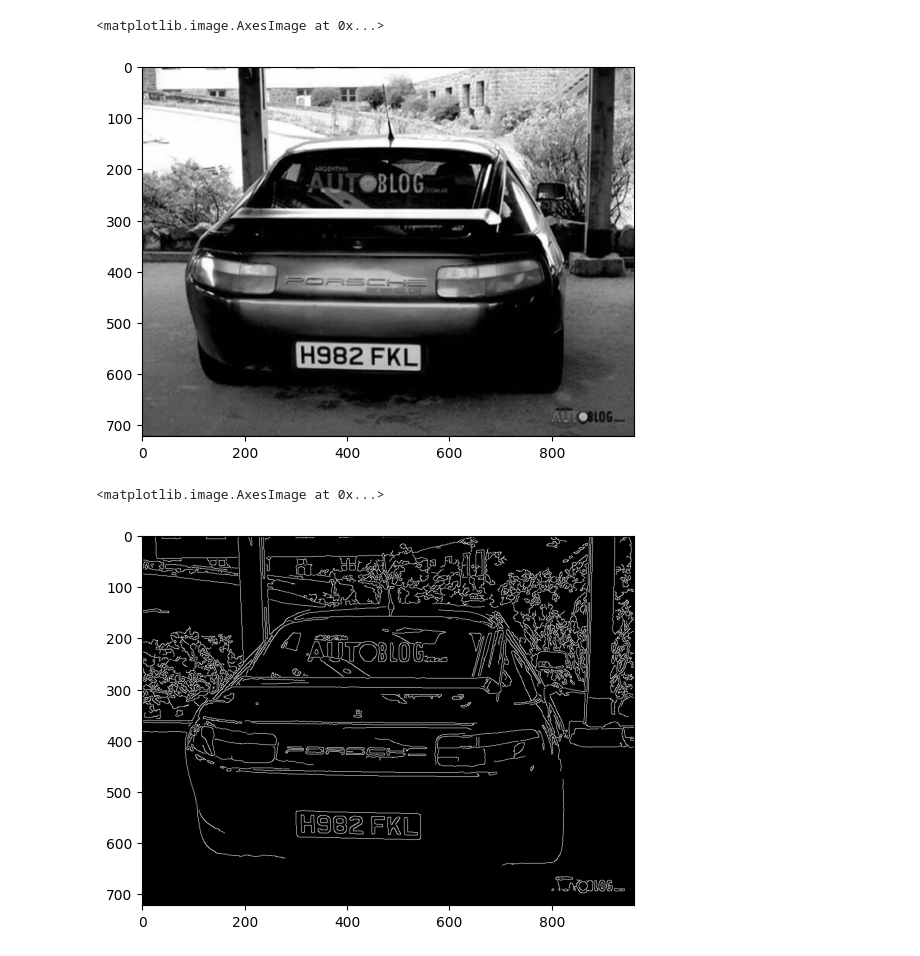
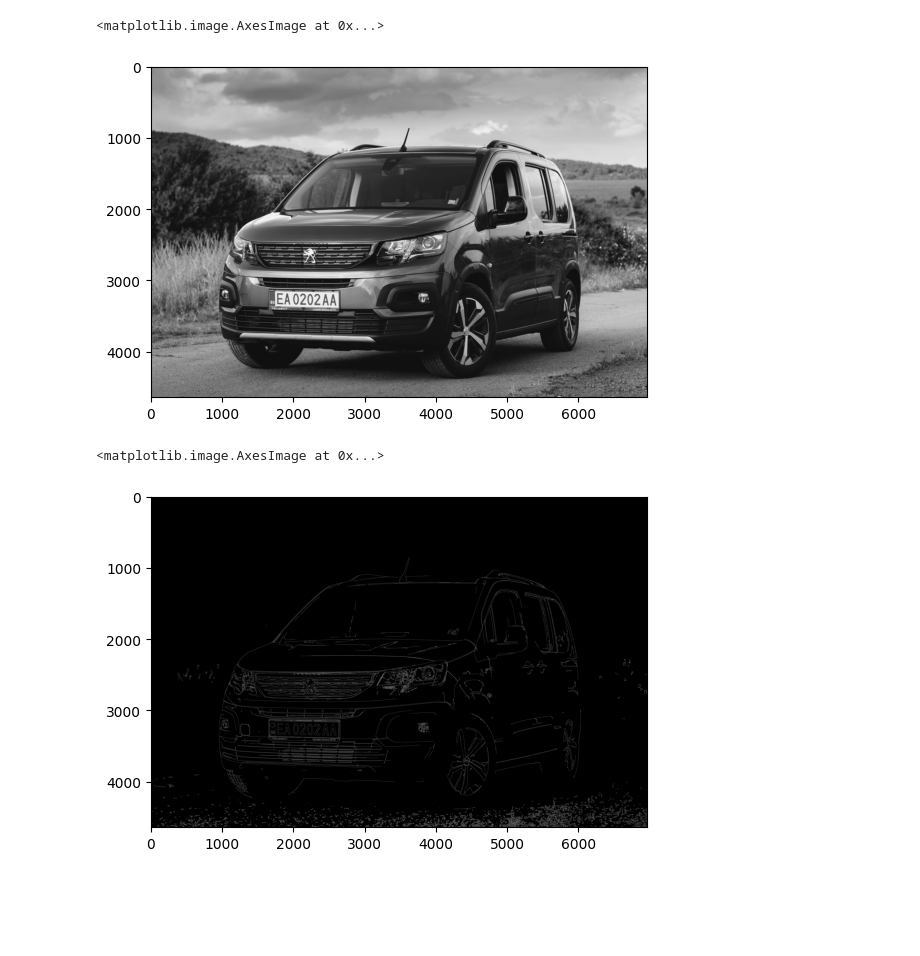
Before and after one commit to DeveshGautam2000/License-Plate-Recognition, a Jupyter notebook: License_Plate_Recognition.ipynb, the cells around one changed output. Drawn from its saved outputs; the diff is of its cells as text; code cells hidden in the pictures; blank space fills up the shorter version.

Commit message:
Images Added

```diff
--- a/License_Plate_Recognition.ipynb
+++ b/License_Plate_Recognition.ipynb
@@ -28,19 +28,19 @@ import numpy as np
 import imutils
 import easyocr
 # %%
-img = cv2.imread("image4.jpg")
+img = cv2.imread("image3.jpg")
 gray = cv2.cvtColor(img, cv2.COLOR_BGR2GRAY)
 plt.imshow(cv2.cvtColor(gray, cv2.COLOR_BGR2RGB))
 # %% [output]
 <matplotlib.image.AxesImage at 0x...>
-[figure, old version]
+[figure, new version]
 # %%
 bfilter = cv2.bilateralFilter(gray, 11, 17, 17)
 edged = cv2.Canny(bfilter, 30, 200)
 plt.imshow(cv2.cvtColor(edged, cv2.COLOR_BGR2RGB))
 # %% [output]
 <matplotlib.image.AxesImage at 0x...>
-[figure, old version]
+[figure, new version]
 # %%
 keypoints = cv2.findContours(edged.copy(), cv2.RETR_TREE, cv2.CHAIN_APPROX_SIMPLE)
 contours = imutils.grab_contours(keypoints)
```
Also changed, not shown: parts of 7 cells of this notebook, 6 other files.
